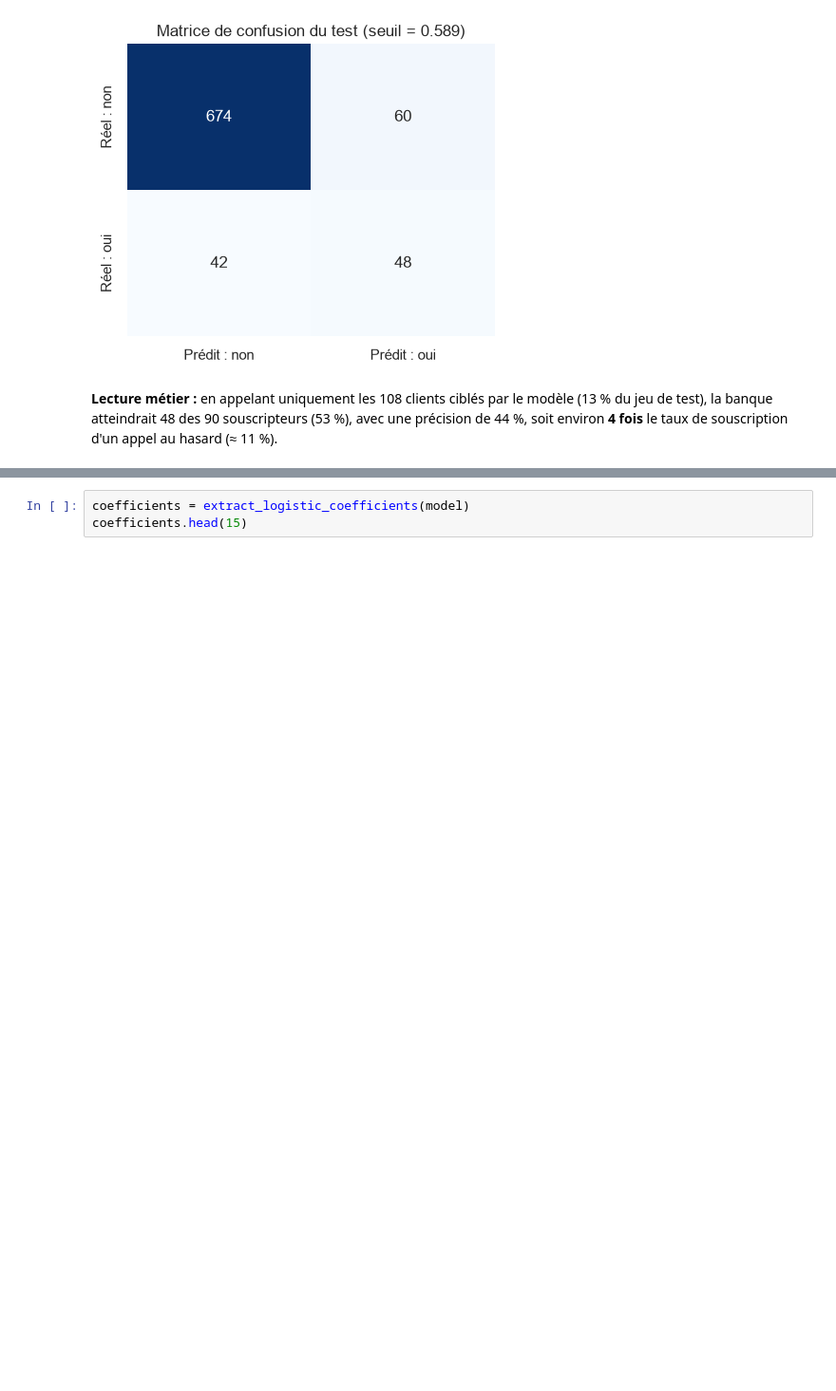
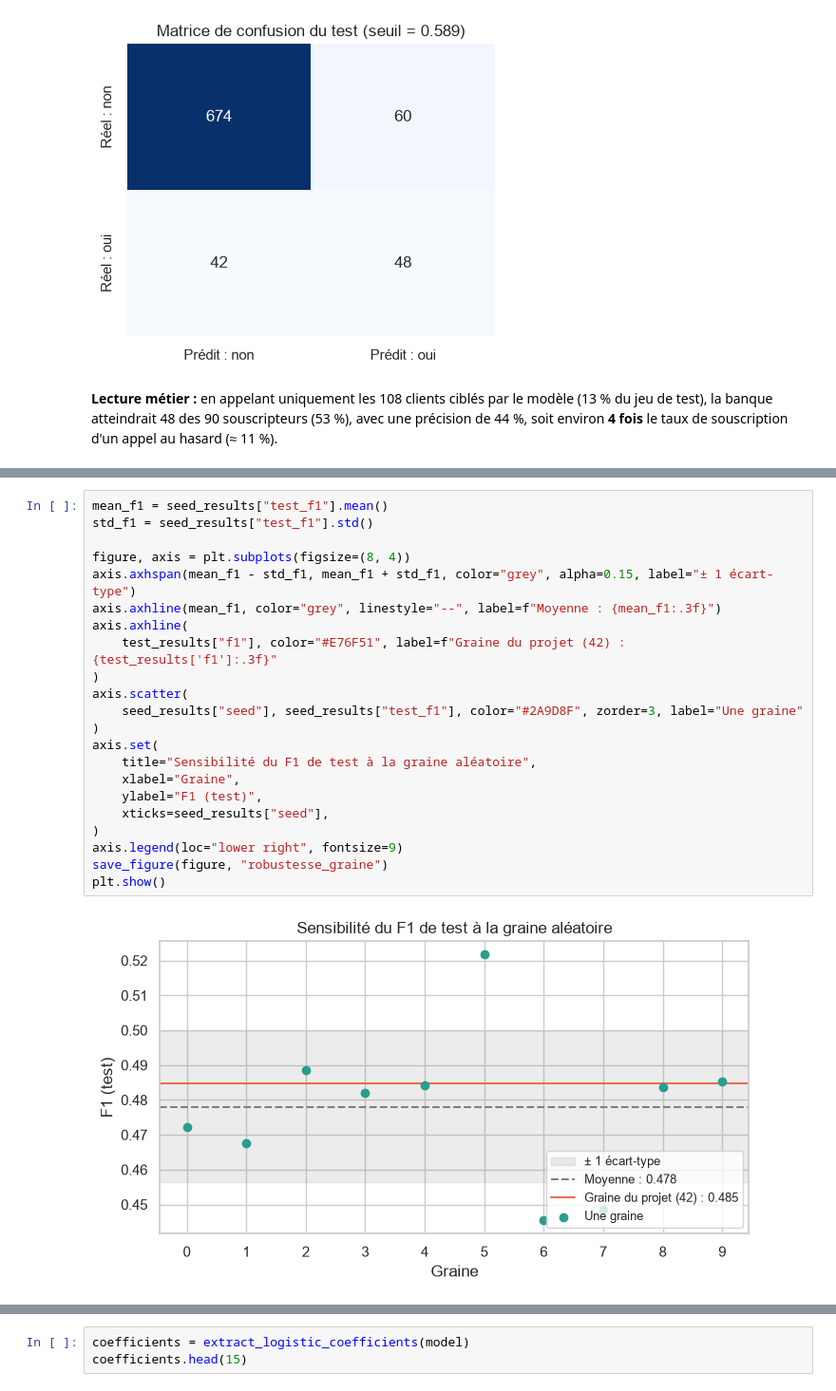
Before and after one commit to md0312/projet_MLOps, a Jupyter notebook: notebooks/03_final_model.ipynb, the cells around one changed output, grey strips where cells are left out. Shown at 95% size. Drawn from its saved outputs; the diff is of its cells as text; blank space fills up the shorter version.

Commit message:
docs(notebooks): section robustesse dans le notebook du modèle final

```diff
--- a/notebooks/03_final_model.ipynb
+++ b/notebooks/03_final_model.ipynb
@@ -98,0 +154,24 @@ hasard (≈ 11 %).
+# %%
+mean_f1 = seed_results["test_f1"].mean()
+std_f1 = seed_results["test_f1"].std()
+
+figure, axis = plt.subplots(figsize=(8, 4))
+axis.axhspan(mean_f1 - std_f1, mean_f1 + std_f1, color="grey", alpha=0.15, label="± 1 écart-type")
+axis.axhline(mean_f1, color="grey", linestyle="--", label=f"Moyenne : {mean_f1:.3f}")
+axis.axhline(
+    test_results["f1"], color="#E76F51", label=f"Graine du projet (42) : {test_results['f1']:.3f}"
+)
+axis.scatter(
+    seed_results["seed"], seed_results["test_f1"], color="#2A9D8F", zorder=3, label="Une graine"
+)
+axis.set(
+    title="Sensibilité du F1 de test à la graine aléatoire",
+    xlabel="Graine",
+    ylabel="F1 (test)",
+    xticks=seed_results["seed"],
+)
+axis.legend(loc="lower right", fontsize=9)
+save_figure(figure, "robustesse_graine")
+plt.show()
+# %% [output]
+[figure, added]
```
Also changed, not shown: parts of 10 cells of this notebook, 1 other file.
